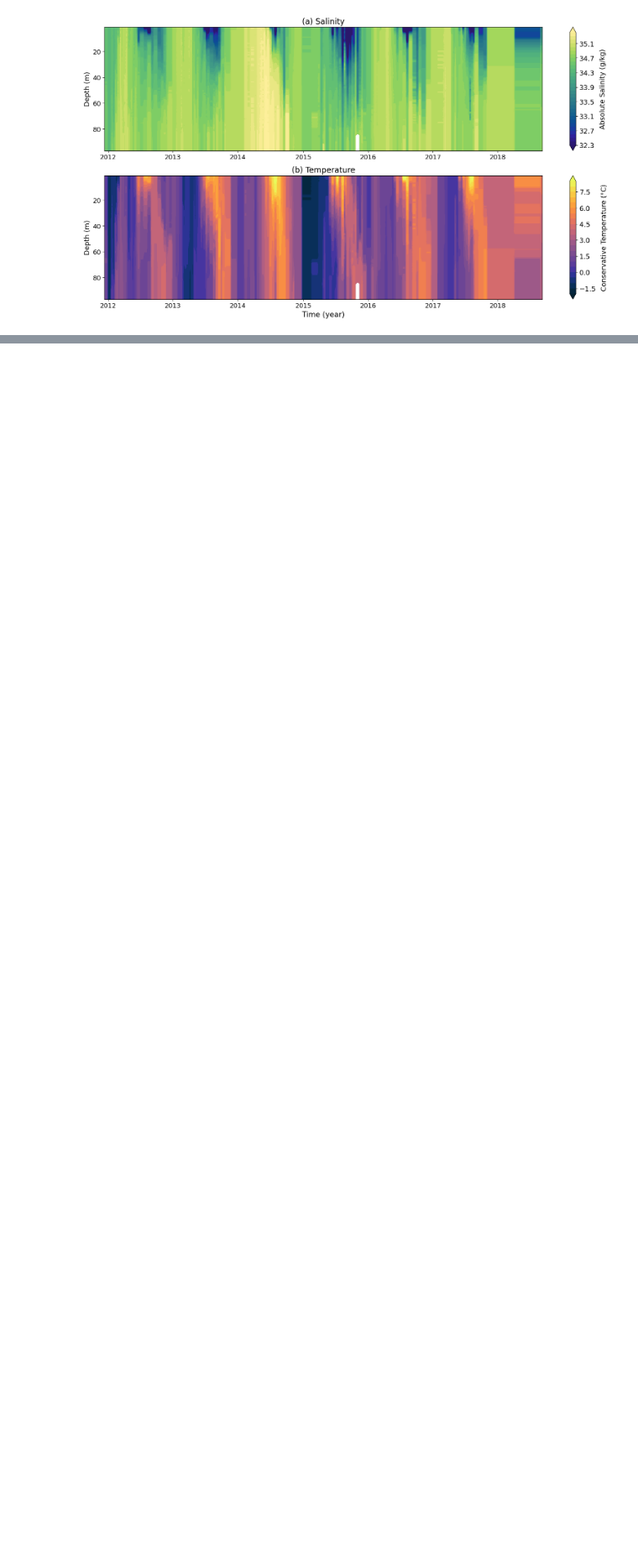
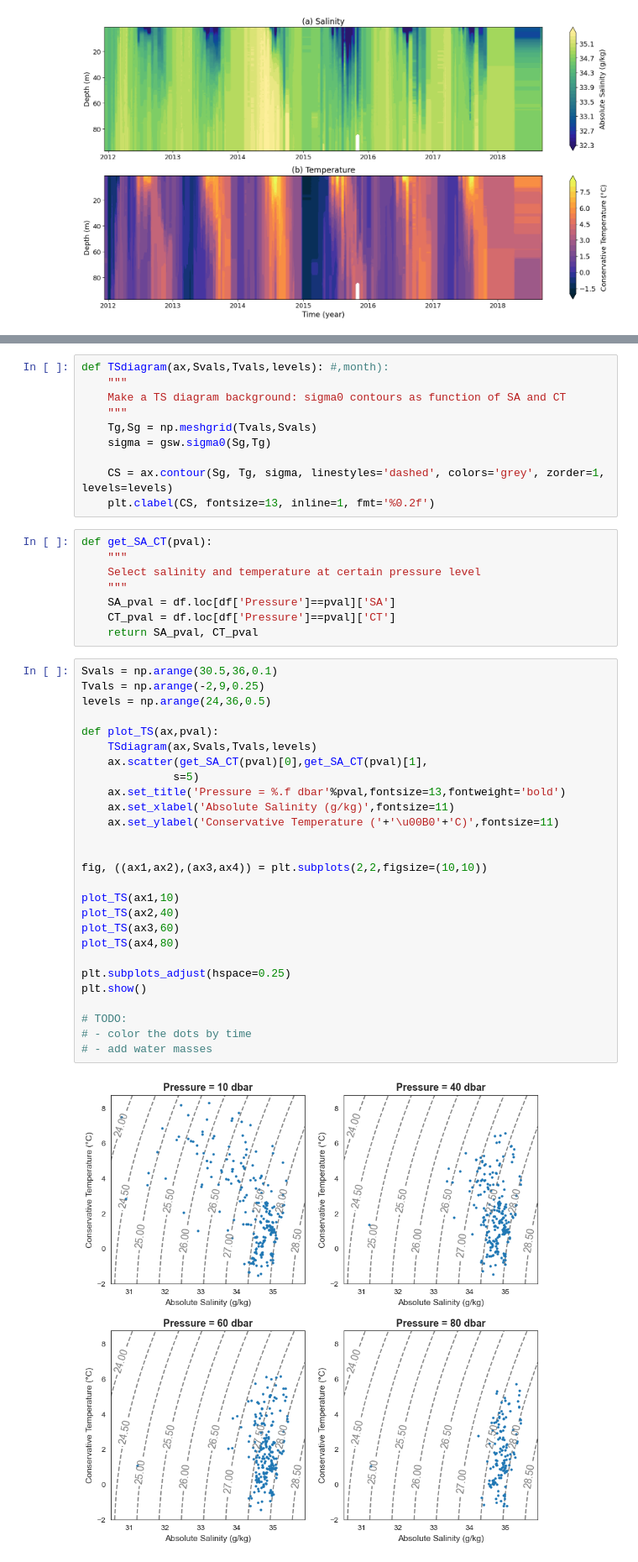
Before and after one commit to alpsjur/AGF-Adventfjorden, a Jupyter notebook: code/notebooks/timeseries_CTD_plotting.ipynb, the cells around one changed output, grey strips where cells are left out. Shown at 84% size. Cells and saved outputs as stored; diff of their text form; blank space fills up the shorter version.

Commit message:
Start on TS plots of timeseries

```diff
--- a/code/notebooks/timeseries_CTD_plotting.ipynb
+++ b/code/notebooks/timeseries_CTD_plotting.ipynb
@@ -87,0 +95,47 @@ Mean longitude: 15.53 E
+# %%
+def TSdiagram(ax,Svals,Tvals,levels): #,month):
+    """
+    Make a TS diagram background: sigma0 contours as function of SA and CT
+    """
+    Tg,Sg = np.meshgrid(Tvals,Svals)
+    sigma = gsw.sigma0(Sg,Tg)
+
+    CS = ax.contour(Sg, Tg, sigma, linestyles='dashed', colors='grey', zorder=1, levels=levels)
+    plt.clabel(CS, fontsize=13, inline=1, fmt='%0.2f')
+# %%
+def get_SA_CT(pval):
+    """
+    Select salinity and temperature at certain pressure level
+    """
+    SA_pval = df.loc[df['Pressure']==pval]['SA']
+    CT_pval = df.loc[df['Pressure']==pval]['CT']
+    return SA_pval, CT_pval
+# %%
+Svals = np.arange(30.5,36,0.1)
+Tvals = np.arange(-2,9,0.25)
+levels = np.arange(24,36,0.5)
+
+def plot_TS(ax,pval):
+    TSdiagram(ax,Svals,Tvals,levels)
+    ax.scatter(get_SA_CT(pval)[0],get_SA_CT(pval)[1],
+              s=5)
+    ax.set_title('Pressure = %.f dbar'%pval,fontsize=13,fontweight='bold')
+    ax.set_xlabel('Absolute Salinity (g/kg)',fontsize=11)
+    ax.set_ylabel('Conservative Temperature ('+'\u00B0'+'C)',fontsize=11)
+
+
+fig, ((ax1,ax2),(ax3,ax4)) = plt.subplots(2,2,figsize=(10,10))
+
+plot_TS(ax1,10)
+plot_TS(ax2,40)
+plot_TS(ax3,60)
+plot_TS(ax4,80)
+
+plt.subplots_adjust(hspace=0.25)
+plt.show()
+
+# TODO:
+# - color the dots by time
+# - add water masses
+# %% [output]
+[figure, added]
```
Also changed, not shown: parts of 6 cells of this notebook.
